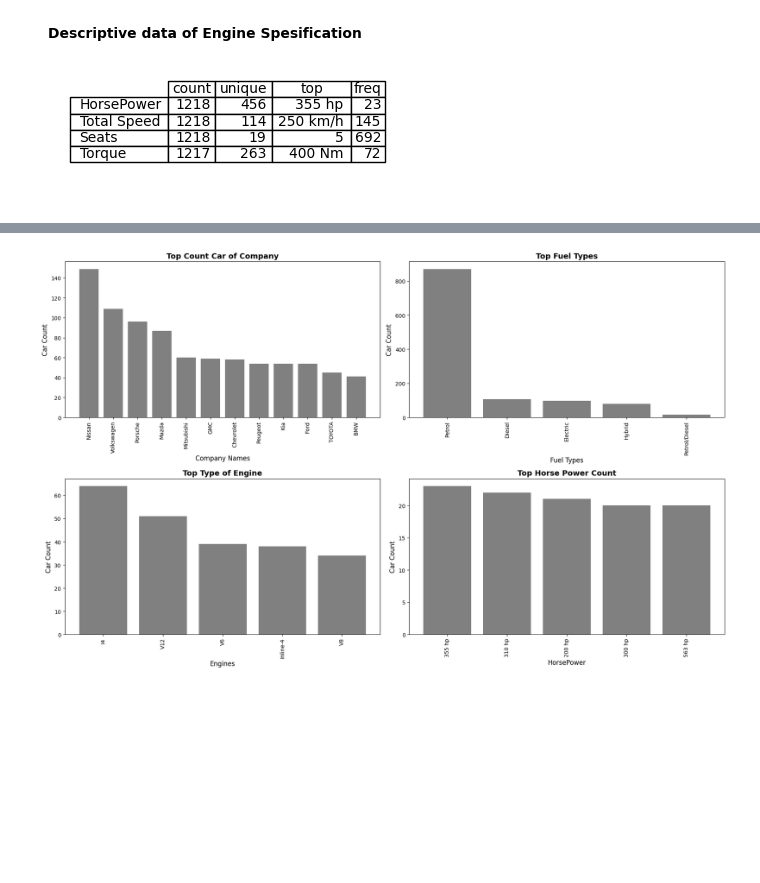
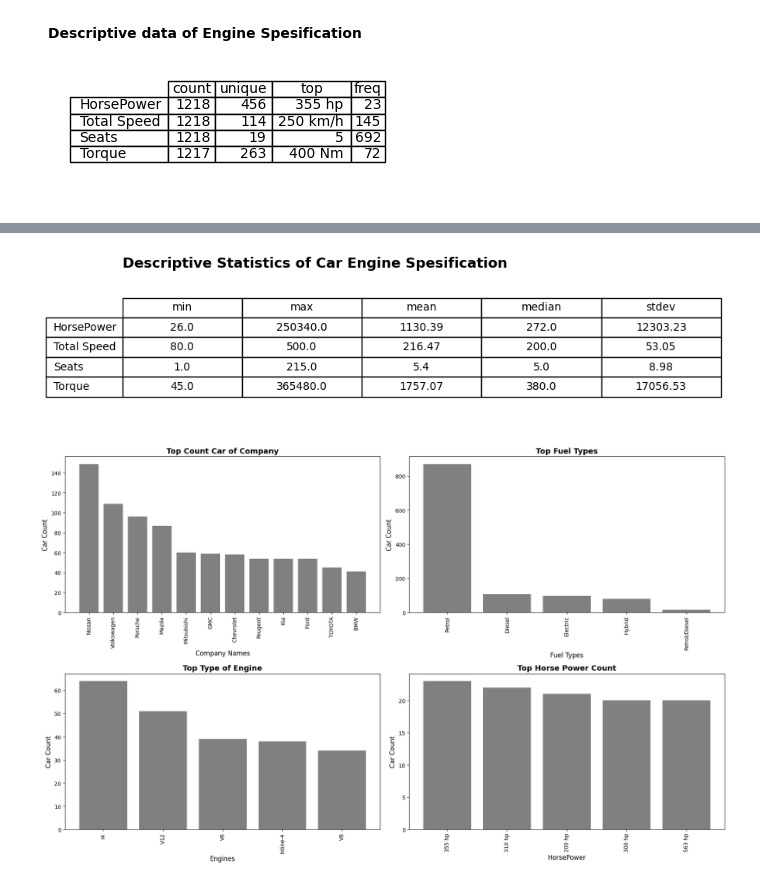
Before and after one commit to fikrihaidar/Cars-Datasets-2025-from-Kaggle, a Jupyter notebook: cars_datasets_2025_kaggle.ipynb, the cells around one changed output, grey strips where cells are left out. Saved outputs shown, nothing was run; the diff lists cells and outputs as text; code cells hidden in the pictures; blank space fills up the shorter version.

```diff
--- a/cars_datasets_2025_kaggle.ipynb
+++ b/cars_datasets_2025_kaggle.ipynb
@@ -127,2 +106,50 @@ plt.show()
+# %%
+#Analisis deskriptif data 3
+##Salin data utama ke data_clean untuk pembersihan
+data_clean = data.copy()
+
+kolom_pilihan = ['HorsePower', 'Total Speed', 'Performance', 'Car Prices', 'Seats', 'Torque']
+kolom_ada = [col for col in kolom_pilihan if col in data_clean.columns]
+
+##Bersihkan nilai non-digit dan konversi ke numerik
+for col in kolom_ada:
+    data_clean[col] = data_clean[col].astype(str).str.replace(r'[^0-9\.-]', '', regex=True)
+    data_clean[col] = pd.to_numeric(data_clean[col], errors='coerce')
+
+##Hitung statistik deskriptif tambahan
+stat_df = pd.DataFrame({
+    'min': data_clean[kolom_ada].min(),
+    'max': data_clean[kolom_ada].max(),
+    'mean': data_clean[kolom_ada].mean().round(2),
+    'median': data_clean[kolom_ada].median(),
+    'stdev': data_clean[kolom_ada].std().round(2),
+})
+
+##Tampilkan sebagai tabel gambar
+fig, ax = plt.subplots(figsize=(9, 0.6 * max(len(stat_df), 4)))
+ax.axis('off')
+
+table = ax.table(
+    cellText=stat_df.values,
+    colLabels=stat_df.columns,
+    rowLabels=stat_df.index,
+    loc='center',
+    cellLoc='center'
+)
+
+##Tambahkan garis tepi pada semua sel
+for cell in table.get_celld().values():
+    cell.set_edgecolor('black')
+    cell.set_linewidth(1)
+
+table.auto_set_font_size(False)
+table.set_fontsize(10)
+table.scale(1, 1.5)
+
+plt.title('Descriptive Statistics of Car Engine Spesification', fontsize=13, fontweight='bold', loc='left')
+plt.tight_layout()
+plt.show()
+# %% [output]
+[figure, added]
 # %%
 
```
Also changed, not shown: parts of 12 cells of this notebook.
